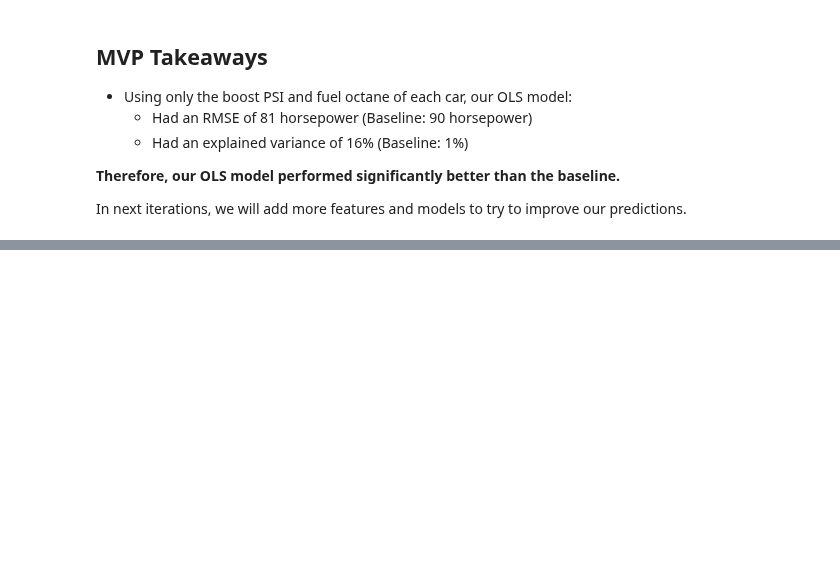
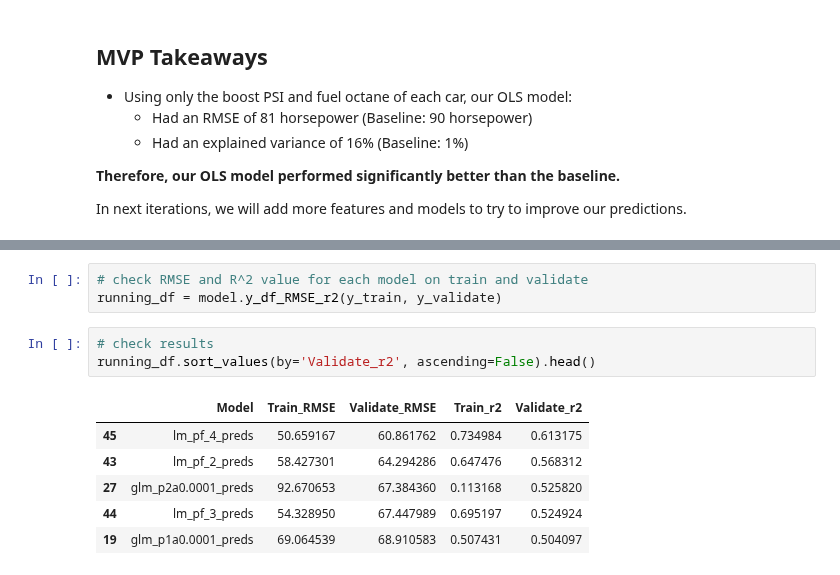
Before and after one commit to JacobPaxton/engine-performance, a Jupyter notebook: model.ipynb, the cells around one changed output, grey strips where cells are left out. Saved outputs shown, nothing was run; the diff lists cells and outputs as text; blank space fills up the shorter version.

```diff
--- a/model.ipynb
+++ b/model.ipynb
@@ -201,0 +408,13 @@ In next iterations, we will add more features and models to try to improve our p
+# %%
+# check RMSE and R^2 value for each model on train and validate
+running_df = model.y_df_RMSE_r2(y_train, y_validate)
+# %%
+# check results
+running_df.sort_values(by='Validate_r2', ascending=False).head()
+# %% [output]
+|  | Model | Train_RMSE | Validate_RMSE | Train_r2 | Validate_r2 |
+| 45 | lm_pf_4_preds | 50.659167 | 60.861762 | 0.734984 | 0.613175 |
+| 43 | lm_pf_2_preds | 58.427301 | 64.294286 | 0.647476 | 0.568312 |
+| 27 | glm_p2a0.0001_preds | 92.670653 | 67.384360 | 0.113168 | 0.525820 |
+| 44 | lm_pf_3_preds | 54.328950 | 67.447989 | 0.695197 | 0.524924 |
+| 19 | glm_p1a0.0001_preds | 69.064539 | 68.910583 | 0.507431 | 0.504097 |
```
Also changed, not shown: parts of 32 cells of this notebook.
